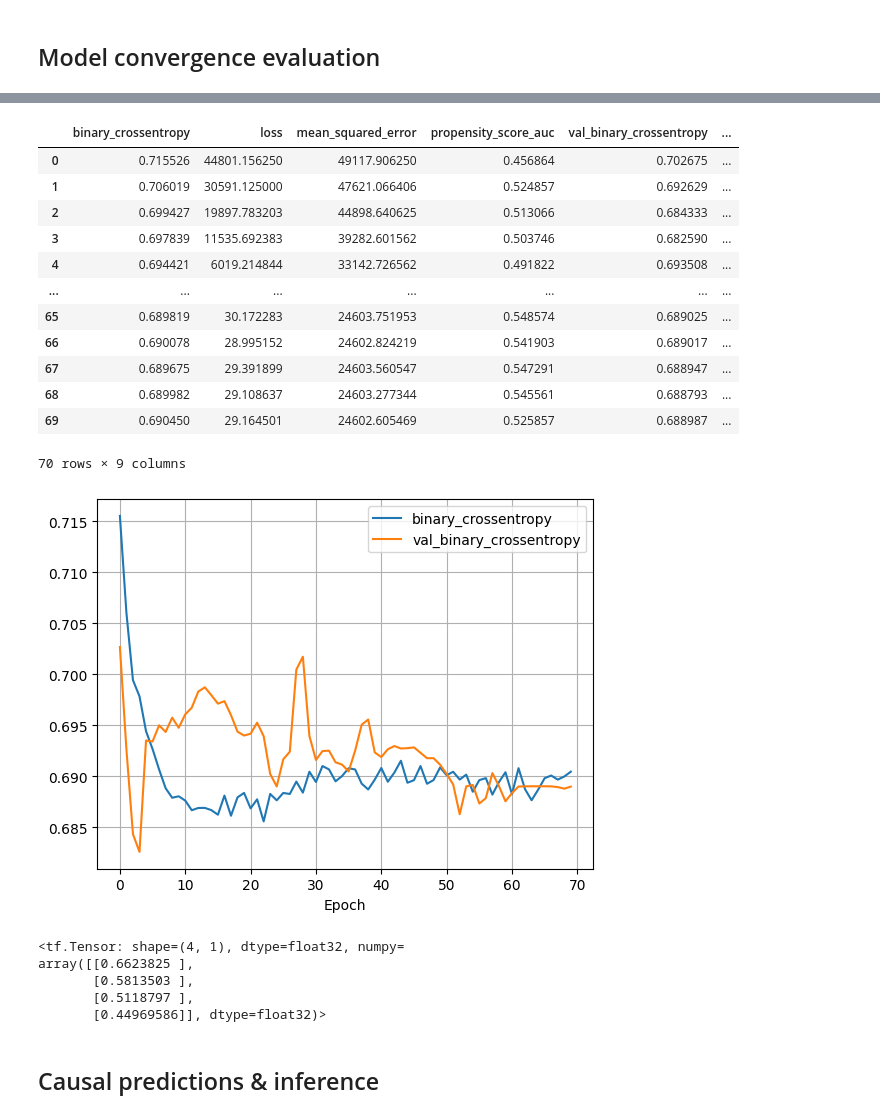
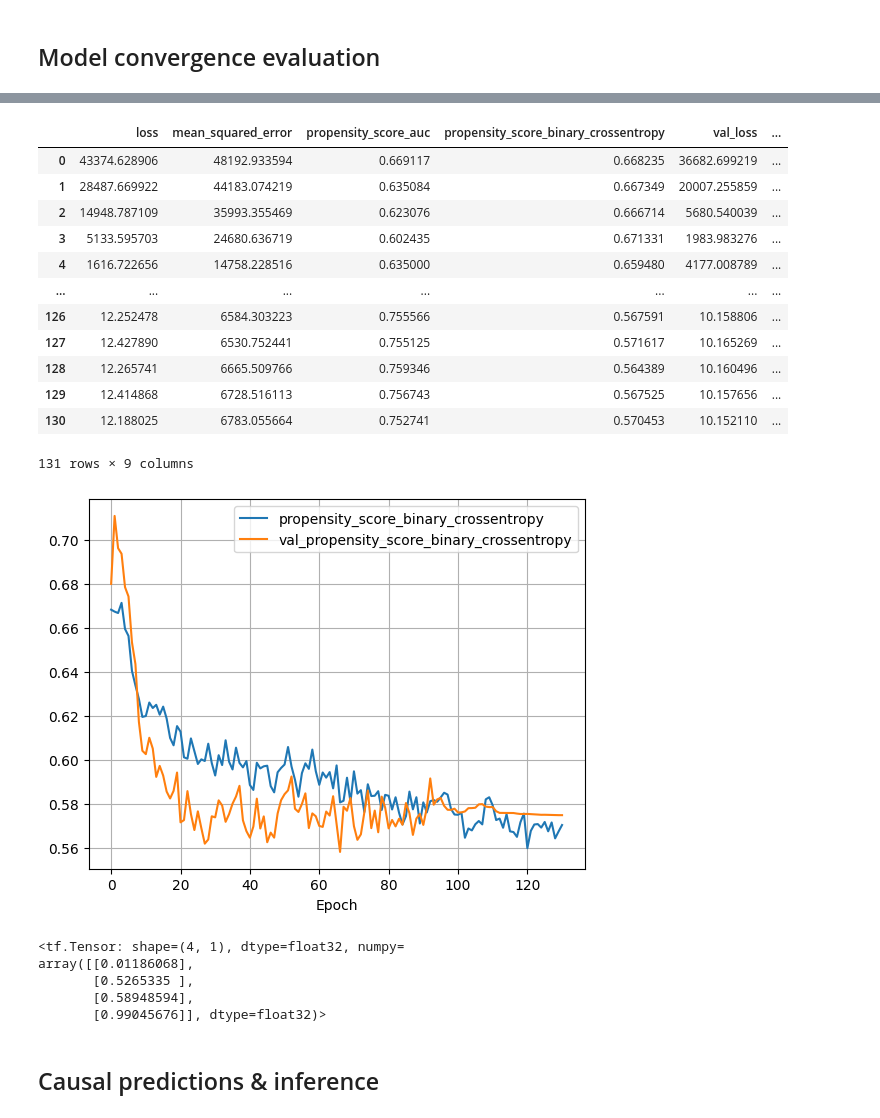
Before and after one commit to gmgeorg/pypsps, a Jupyter notebook: notebooks/pypsps_minimal_working_example.ipynb, the cells around one changed output, grey strips where cells are left out. Saved outputs shown, nothing was run; the diff lists cells and outputs as text; code cells hidden in the pictures.

```diff
--- a/notebooks/pypsps_minimal_working_example.ipynb
+++ b/notebooks/pypsps_minimal_working_example.ipynb
@@ -42,7 +42,7 @@ tf.random.set_seed(10)
 model = pypsps.keras.models.build_toy_model(
     n_states=4, n_features=ks_data.n_features, compile=True, alpha=10.,
     learning_rate=0.02,
-    df_penalty_l1=10.
+    df_penalty_l1=1.
 )
 model.summary()
 # %% [output]
@@ -121,33 +121,33 @@ plt.grid()
 # %%
 pd.DataFrame(history.history)
 # %% [output]
-|  | binary_crossentropy | loss | mean_squared_error | propensity_score_auc | val_binary_crossentropy | ... |
-| 0 | 0.715526 | 44801.156250 | 49117.906250 | 0.456864 | 0.702675 | ... |
-| 1 | 0.706019 | 30591.125000 | 47621.066406 | 0.524857 | 0.692629 | ... |
-| 2 | 0.699427 | 19897.783203 | 44898.640625 | 0.513066 | 0.684333 | ... |
-| 3 | 0.697839 | 11535.692383 | 39282.601562 | 0.503746 | 0.682590 | ... |
-| 4 | 0.694421 | 6019.214844 | 33142.726562 | 0.491822 | 0.693508 | ... |
+|  | loss | mean_squared_error | propensity_score_auc | propensity_score_binary_crossentropy | val_loss | ... |
+| 0 | 43374.628906 | 48192.933594 | 0.669117 | 0.668235 | 36682.699219 | ... |
+| 1 | 28487.669922 | 44183.074219 | 0.635084 | 0.667349 | 20007.255859 | ... |
+| 2 | 14948.787109 | 35993.355469 | 0.623076 | 0.666714 | 5680.540039 | ... |
+| 3 | 5133.595703 | 24680.636719 | 0.602435 | 0.671331 | 1983.983276 | ... |
+| 4 | 1616.722656 | 14758.228516 | 0.635000 | 0.659480 | 4177.008789 | ... |
 | ... | ... | ... | ... | ... | ... | ... |
-| 65 | 0.689819 | 30.172283 | 24603.751953 | 0.548574 | 0.689025 | ... |
-| 66 | 0.690078 | 28.995152 | 24602.824219 | 0.541903 | 0.689017 | ... |
-| 67 | 0.689675 | 29.391899 | 24603.560547 | 0.547291 | 0.688947 | ... |
-| 68 | 0.689982 | 29.108637 | 24603.277344 | 0.545561 | 0.688793 | ... |
-| 69 | 0.690450 | 29.164501 | 24602.605469 | 0.525857 | 0.688987 | ... |
+| 126 | 12.252478 | 6584.303223 | 0.755566 | 0.567591 | 10.158806 | ... |
+| 127 | 12.427890 | 6530.752441 | 0.755125 | 0.571617 | 10.165269 | ... |
+| 128 | 12.265741 | 6665.509766 | 0.759346 | 0.564389 | 10.160496 | ... |
+| 129 | 12.414868 | 6728.516113 | 0.756743 | 0.567525 | 10.157656 | ... |
+| 130 | 12.188025 | 6783.055664 | 0.752741 | 0.570453 | 10.152110 | ... |
-70 rows × 9 columns
+131 rows × 9 columns
 # %%
-pd.DataFrame(history.history)[["binary_crossentropy", "val_binary_crossentropy"]].plot()
+pd.DataFrame(history.history)[["propensity_score_binary_crossentropy", "val_propensity_score_binary_crossentropy"]].plot()
 plt.xlabel("Epoch")
 plt.grid()
 # %% [output]
-[figure, old version]
+[figure, new version]
 # %%
 model.layers[-2].state_conditional_means
 # %% [output]
 <tf.Tensor: shape=(4, 1), dtype=float32, numpy=
-array([[0.6623825 ],
-       [0.5813503 ],
-       [0.5118797 ],
-       [0.44969586]], dtype=float32)>
+array([[0.01186068],
+       [0.5265335 ],
+       [0.58948594],
+       [0.99045676]], dtype=float32)>
 # %% [markdown]
 ## Causal predictions & inference
 # %%
```
Also changed, not shown: parts of 14 cells of this notebook, 9 other files.
